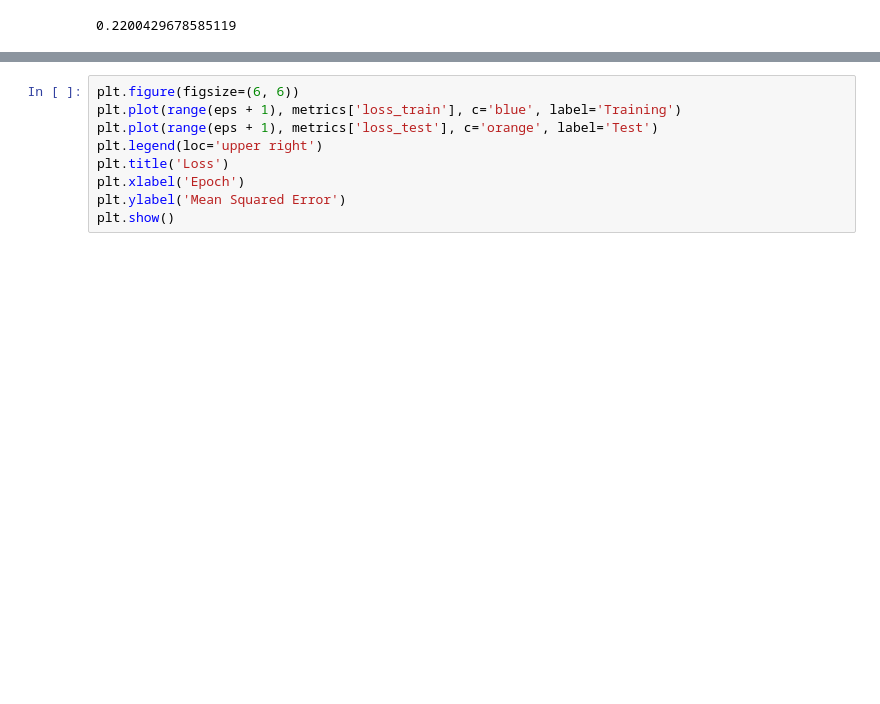
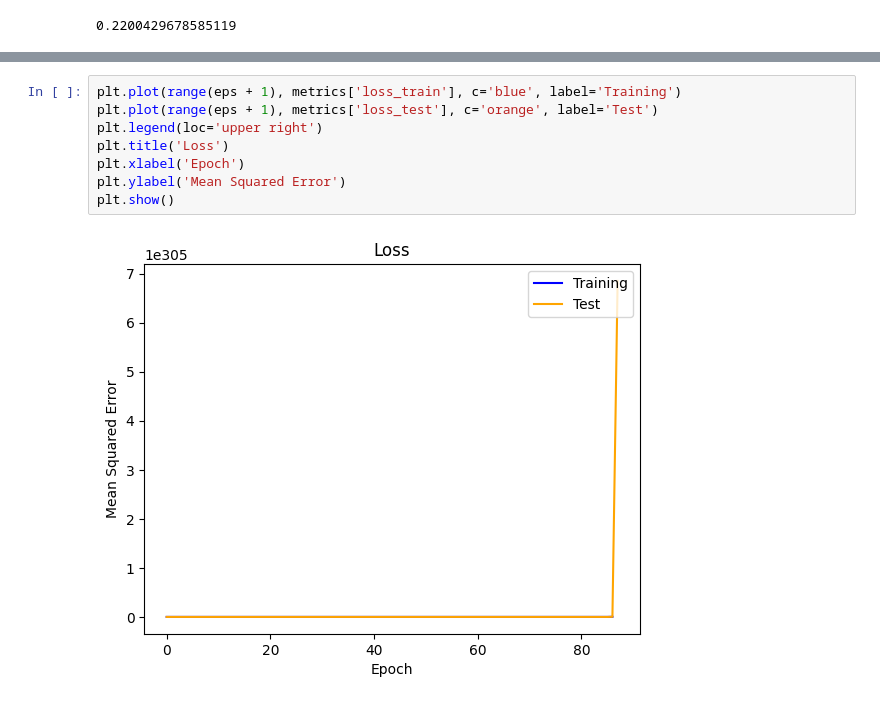
Before and after one commit to victournguyen/MultiRegression, a Jupyter notebook: linreg_multivariable.ipynb, the cells around one changed output, grey strips where cells are left out. Cells and saved outputs as stored; diff of their text form; blank space fills up the shorter version.

```diff
--- a/linreg_multivariable.ipynb
+++ b/linreg_multivariable.ipynb
@@ -94,9 +91,10 @@ KeyError: 0
 # %%
-plt.figure(figsize=(6, 6))
 plt.plot(range(eps + 1), metrics['loss_train'], c='blue', label='Training')
 plt.plot(range(eps + 1), metrics['loss_test'], c='orange', label='Test')
 plt.legend(loc='upper right')
 plt.title('Loss')
 plt.xlabel('Epoch')
 plt.ylabel('Mean Squared Error')
 plt.show()
+# %% [output]
+[figure, added]
```
Also changed, not shown: parts of 2 cells of this notebook, 1 other file.
